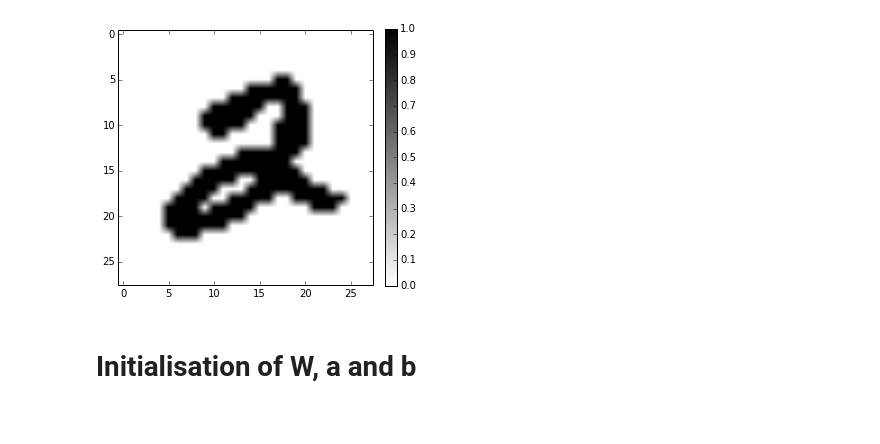
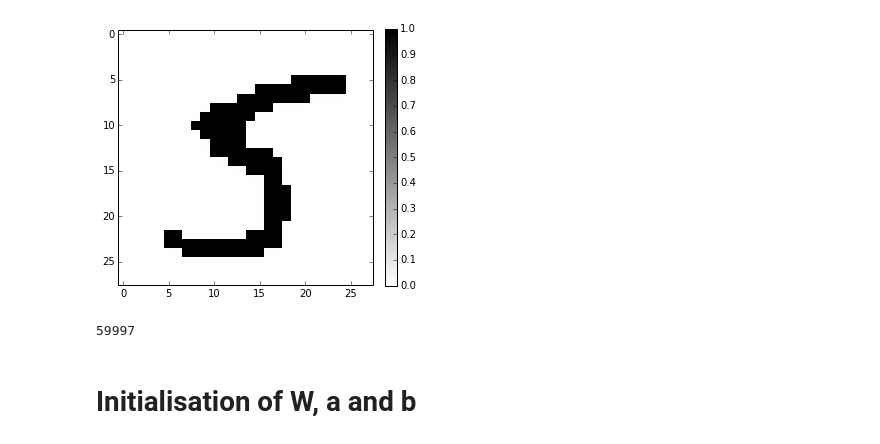
Before and after one commit to liuYing77/sdbn-1, a Jupyter notebook: code/1layerRBM/1image_test.ipynb, the cells around one changed output. Drawn from its saved outputs; the diff is of its cells as text; code cells hidden in the pictures.

```diff
--- a/code/1layerRBM/1image_test.ipynb
+++ b/code/1layerRBM/1image_test.ipynb
@@ -8,9 +8,10 @@ from scipy.special import expit
 train_x, train_y = pt.get_train_data()
 train_x = train_x > 50
 # %%
-pt.plot_digit(train_x[5])
+pt.plot_digit(train_x[59997])
+plt.savefig('test.pdf')
 # %% [output]
-[figure, old version]
+[figure, new version]
 # %%
 digit = 5
 label_list = np.array(train_y).astype(int)
@@ -18,6 +19,9 @@ index_digit = np.where(label_list==digit)[0]
 train_num = len(index_digit)-1
 index_train = index_digit[0:train_num]
 Data_v = np.array(train_x[index_train]).astype(float)
+print index_digit[train_num]
+# %% [output]
+59997
 # %% [markdown]
 # Initialisation of W, a and b
 # %%
```
Also changed, not shown: parts of 3 cells of this notebook, 6 other files.
